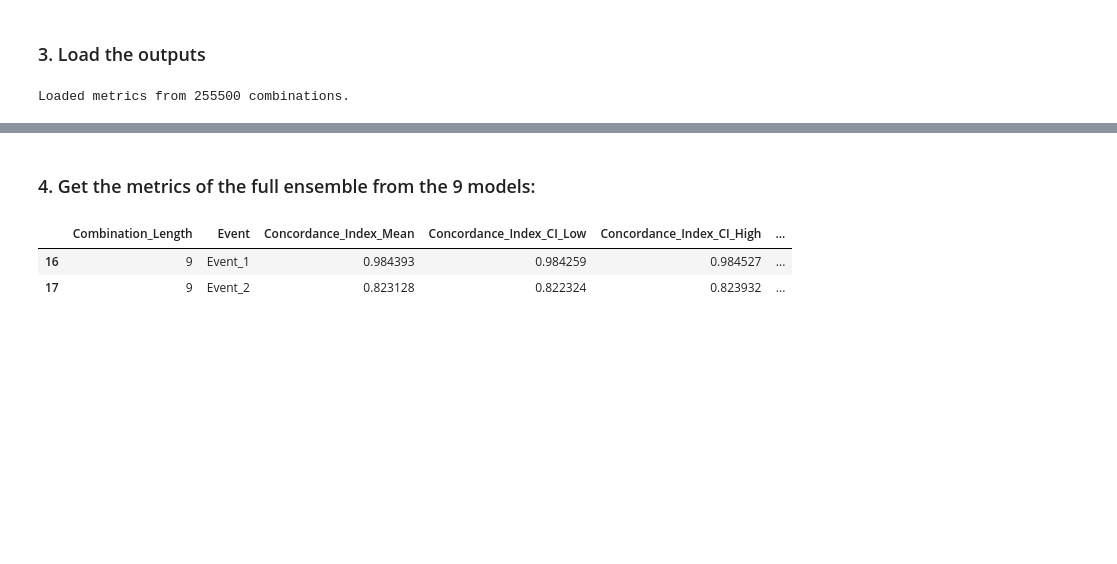
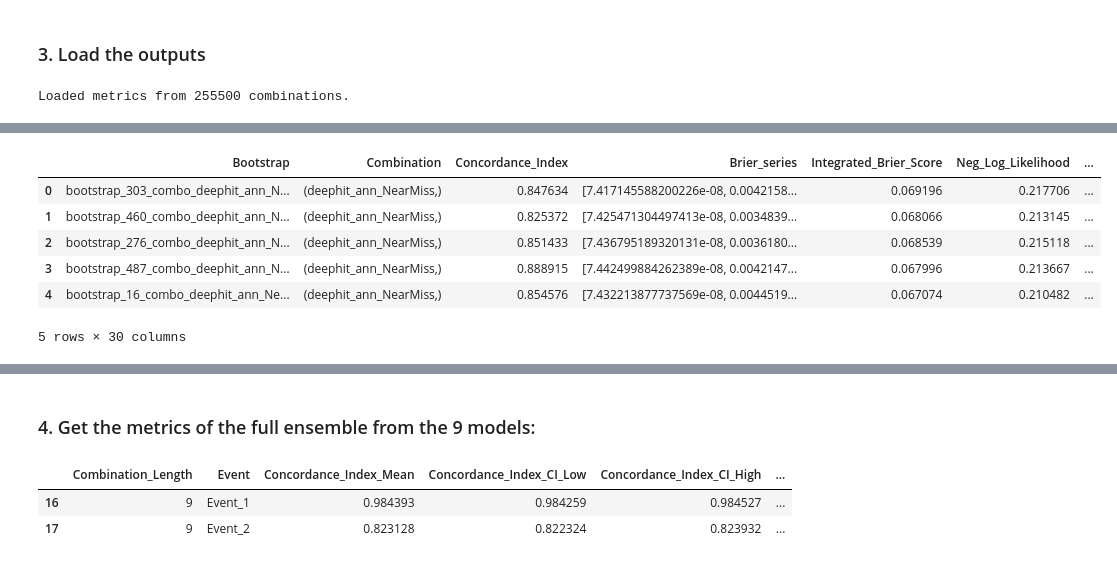
Before and after one commit to leungkcofficial/tarot, a Jupyter notebook: code/ensemble_eval.ipynb, the cells around one changed output, grey strips where cells are left out. Drawn from its saved outputs; the diff is of its cells as text; code cells hidden in the pictures; blank space fills up the shorter version.

```diff
--- a/code/ensemble_eval.ipynb
+++ b/code/ensemble_eval.ipynb
@@ -391,7 +445,17 @@ def calculate_ira_for_all_years(row):
     # Convert to a pandas Series for compatibility
     return pd.Series(ira_series)
 
+def split_series(df, column_name, new_column_prefix):
+    series_df = df[column_name].apply(pd.Series)
+    series_df.columns = [f'{new_column_prefix}_{i}' for i in range(series_df.shape[1])]
+    return pd.concat([df, series_df], axis=1)
+
+
 separated_metrics_df = separate_event_metrics(metrics_df)
+
+# Apply the function to split Brier_series
+separated_metrics_df = split_series(separated_metrics_df, 'Brier_series', 'Brier_Series')
+
 separated_metrics_df["Combination"] = separated_metrics_df["Combination"].apply(
     lambda x: eval(x) if not isinstance(x, tuple) else x
 )
@@ -401,6 +465,8 @@ separated_metrics_df['Bootstrap_Index'] = separated_metrics_df['Bootstrap'].appl
 separated_metrics_df['Bootstrap_Index'] = separated_metrics_df['Bootstrap_Index'].values.astype(int)
 separated_metrics_df['Null_Brier_Score'] = separated_metrics_df.apply(map_null_brier, axis=1, data=null_brier_scores)
 separated_metrics_df['Null_Brier_Series'] = separated_metrics_df.apply(map_null_brier, axis=1, data=null_brier_series_dict)
+separated_metrics_df = split_series(separated_metrics_df, 'Null_Brier_Series', 'Null_Brier_Series')
+
 separated_metrics_df.drop(columns=['Bootstrap_Index'], inplace=True)
 separated_metrics_df['ira'] = 1 - separated_metrics_df['Integrated_Brier_Score']/separated_metrics_df['Null_Brier_Score']
 
@@ -422,3 +489,13 @@ sorted_metrics_df = sort_metrics_by_combination_length(separated_metrics_df)
 
 # Calculate statistics
 summary_stats_df = calculate_statistics_per_combination_length(sorted_metrics_df)
+# %%
+sorted_metrics_df.head()
+# %% [output]
+|  | Bootstrap | Combination | Concordance_Index | Brier_series | Integrated_Brier_Score | Neg_Log_Likelihood | ... |
+| 0 | bootstrap_303_combo_deephit_ann_N... | (deephit_ann_NearMiss,) | 0.847634 | [7.417145588200226e-08, 0.0042158... | 0.069196 | 0.217706 | ... |
+| 1 | bootstrap_460_combo_deephit_ann_N... | (deephit_ann_NearMiss,) | 0.825372 | [7.425471304497413e-08, 0.0034839... | 0.068066 | 0.213145 | ... |
+| 2 | bootstrap_276_combo_deephit_ann_N... | (deephit_ann_NearMiss,) | 0.851433 | [7.436795189320131e-08, 0.0036180... | 0.068539 | 0.215118 | ... |
+| 3 | bootstrap_487_combo_deephit_ann_N... | (deephit_ann_NearMiss,) | 0.888915 | [7.442499884262389e-08, 0.0042147... | 0.067996 | 0.213667 | ... |
+| 4 | bootstrap_16_combo_deephit_ann_Ne... | (deephit_ann_NearMiss,) | 0.854576 | [7.432213877737569e-08, 0.0044519... | 0.067074 | 0.210482 | ... |
+5 rows × 30 columns
```
Also changed, not shown: parts of 20 cells of this notebook, 11 other files.
